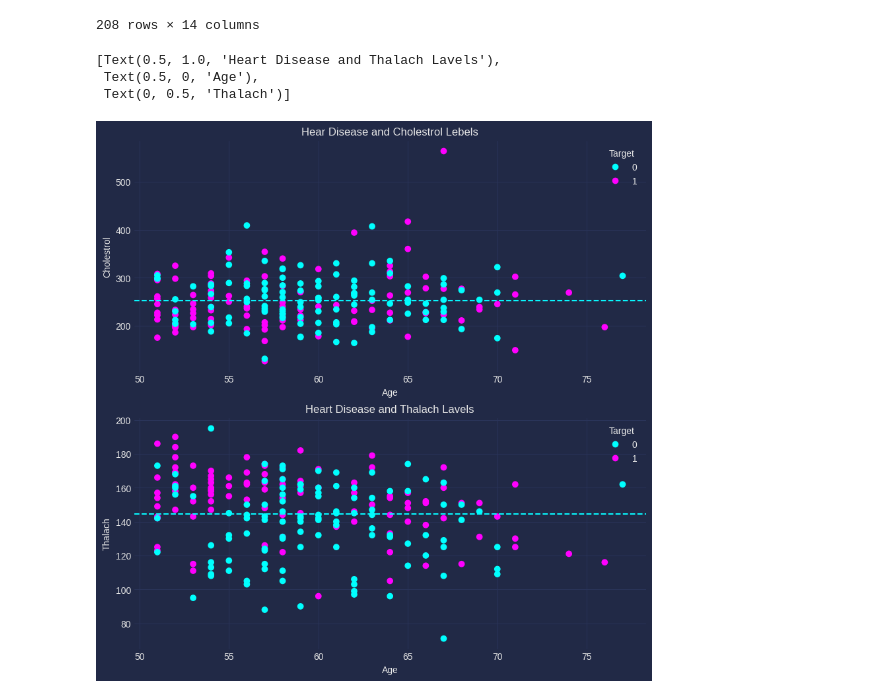
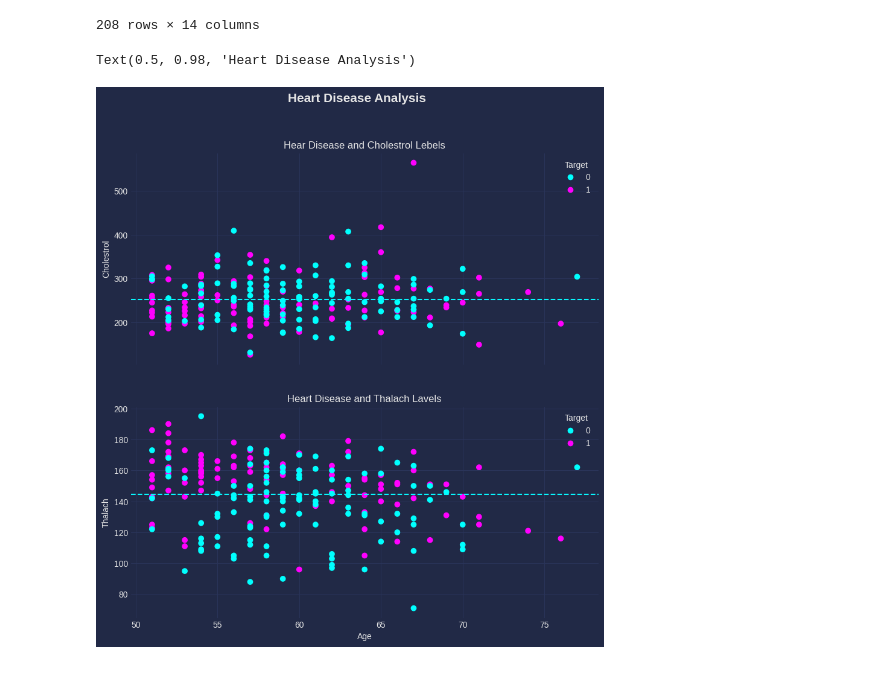
Before and after one commit to RezaRahmanAI/ML-Data-Science-Bootcamp, a Jupyter notebook: 03-MLT & Data Visualization/5- Plotting from CSV.ipynb, the cells around one changed output. Drawn from its saved outputs; the diff is of its cells as text; code cells hidden in the pictures.

Commit message:
Add new files and data for MLT & Data Visualization

```diff
--- a/03-MLT & Data Visualization/5- Plotting from CSV.ipynb
+++ b/03-MLT & Data Visualization/5- Plotting from CSV.ipynb
@@ -352,36 +352,38 @@ over_50
 # %%
 # Subplot of chol, age, thalach
 fig, (ax0, ax1) = plt.subplots(
     nrows = 2,
     ncols = 1,
-    figsize = (10,10)
+    figsize = (10,10),
+    sharex=True,
 )
 
 
 scatter = ax0.scatter(x=over_50.age,
                      y=over_50.chol,
                      c=over_50.target)
 
 ax0.axhline(over_50.chol.mean(), linestyle='--')
 ax0.legend(*scatter.legend_elements(), title='Target')
 ax0.set(title='Hear Disease and Cholestrol Lebels',
-        xlabel='Age',
+        #xlabel='Age',
         ylabel='Cholestrol')
 
 
 
 scatter = ax1.scatter(x=over_50.age,
                      y=over_50.thalach,
                      c=over_50.target)
 
 ax1.axhline(over_50.thalach.mean(), linestyle='--')
 ax1.legend(*scatter.legend_elements(), title='Target')
 ax1.set(title='Heart Disease and Thalach Lavels',
         xlabel='Age',
         ylabel='Thalach'
 )
+
+
+fig.suptitle('Heart Disease Analysis', fontsize=15, fontweight='bold')
 # %% [output]
-[Text(0.5, 1.0, 'Heart Disease and Thalach Lavels'),
- Text(0.5, 0, 'Age'),
- Text(0, 0.5, 'Thalach')]
+Text(0.5, 0.98, 'Heart Disease Analysis')
-[figure, old version]
+[figure, new version]
```
Also changed, not shown: parts of 4 cells of this notebook.
